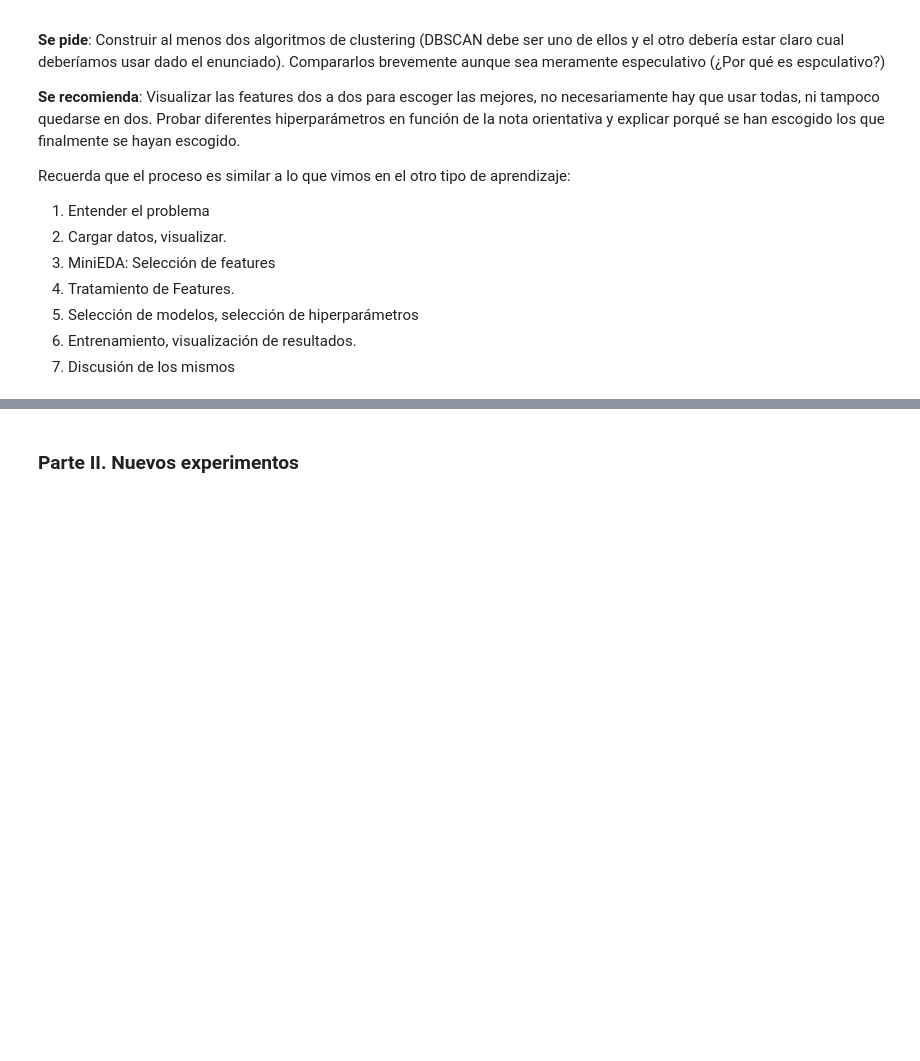
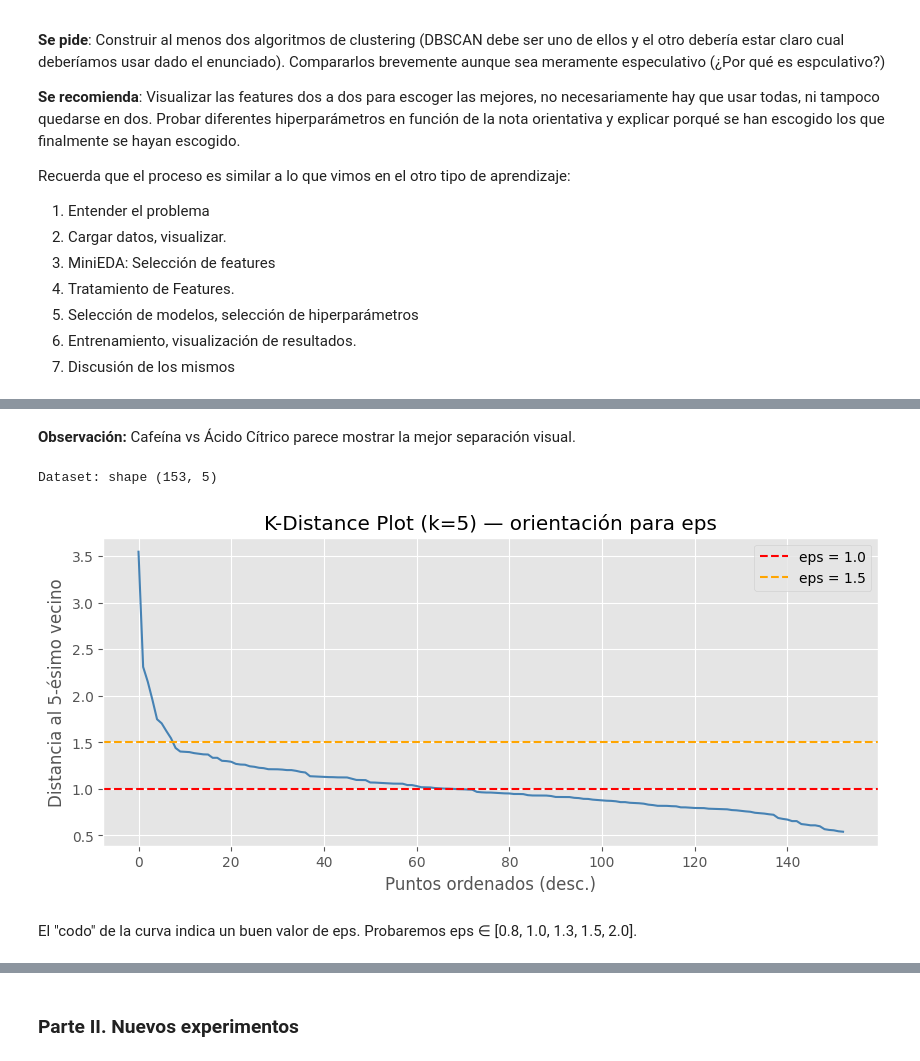
Before and after one commit to Emigarsan/DS-Online-Emilio-Garrote, a Jupyter notebook: Sprints/04_Machine_Learning/Sprint_13/Unidad_02_ML_No_Supervisado_Clustering_DBSCAN/03_Practica_Obligatoria/18_Practica_Obligatoria_Clustering_DBSCAN.ipynb, the cells around one changed output, grey strips where cells are left out. Cells and saved outputs as stored; diff of their text form; code cells hidden in the pictures; blank space fills up the shorter version.

```diff
--- a/Sprints/04_Machine_Learning/Sprint_13/Unidad_02_ML_No_Supervisado_Clustering_DBSCAN/03_Practica_Obligatoria/18_Practica_Obligatoria_Clustering_DBSCAN.ipynb
+++ b/Sprints/04_Machine_Learning/Sprint_13/Unidad_02_ML_No_Supervisado_Clustering_DBSCAN/03_Practica_Obligatoria/18_Practica_Obligatoria_Clustering_DBSCAN.ipynb
@@ -77,26 +119,32 @@ print("\nObservación: Cafeína vs Ácido Cítrico parece mostrar la mejor separ
+# %% [markdown]
+**Observación:** Cafeína vs Ácido Cítrico parece mostrar la mejor separación visual.
 # %%
 # ── 4. TRATAMIENTO DE FEATURES ───────────────────────────────────────────────
-# Aplicamos StandardScaler para garantizar escala uniforme
-scaler = StandardScaler()
-X = scaler.fit_transform(df.values)
-print(f"Dataset escalado: shape {X.shape}")
+# Los datos ya vienen estandarizados (medias ≈ 0, std ≈ 1, ver sección anterior),
+# así que no aplicamos StandardScaler: usamos directamente los valores del DataFrame.
+X = df.values
+print(f"Dataset: shape {X.shape}")
 
 # K-distance plot para orientar la elección de eps en DBSCAN
 # min_samples ≈ ln(n) ≈ ln(153) ≈ 5
 min_s = 5
 nn = NearestNeighbors(n_neighbors=min_s)
 nn.fit(X)
 distances, _ = nn.kneighbors(X)
 distances_sorted = np.sort(distances[:, min_s-1])[::-1]
 
 plt.figure(figsize=(10, 4))
 plt.plot(distances_sorted, color='steelblue', linewidth=1.5)
 plt.xlabel('Puntos ordenados (desc.)'); plt.ylabel(f'Distancia al {min_s}-ésimo vecino')
 plt.title(f'K-Distance Plot (k={min_s}) — orientación para eps')
 plt.axhline(y=1.0, color='red',    linestyle='--', label='eps = 1.0')
 plt.axhline(y=1.5, color='orange', linestyle='--', label='eps = 1.5')
 plt.legend(); plt.grid(True); plt.show()
-print("El 'codo' de la curva indica un buen valor de eps. Probaremos eps ∈ [0.8, 1.0, 1.3, 1.5, 2.0]")
+# %% [output]
+Dataset: shape (153, 5)
+[figure, added]
+# %% [markdown]
+El "codo" de la curva indica un buen valor de eps. Probaremos eps ∈ [0.8, 1.0, 1.3, 1.5, 2.0].
 # %%
 # ── 5. DBSCAN — Exploración de hiperparámetros ──────────────────────────────
 # Buscamos eps y min_samples que den entre 3 y 5 clusters con poco ruido
```
Also changed, not shown: parts of 14 cells of this notebook.
